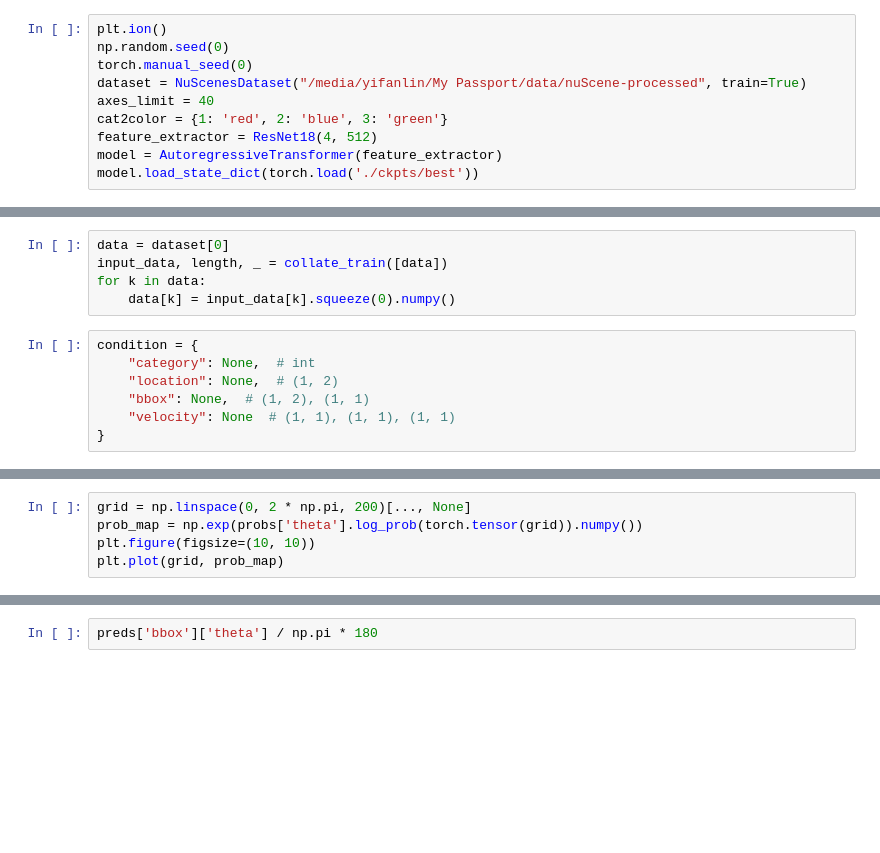
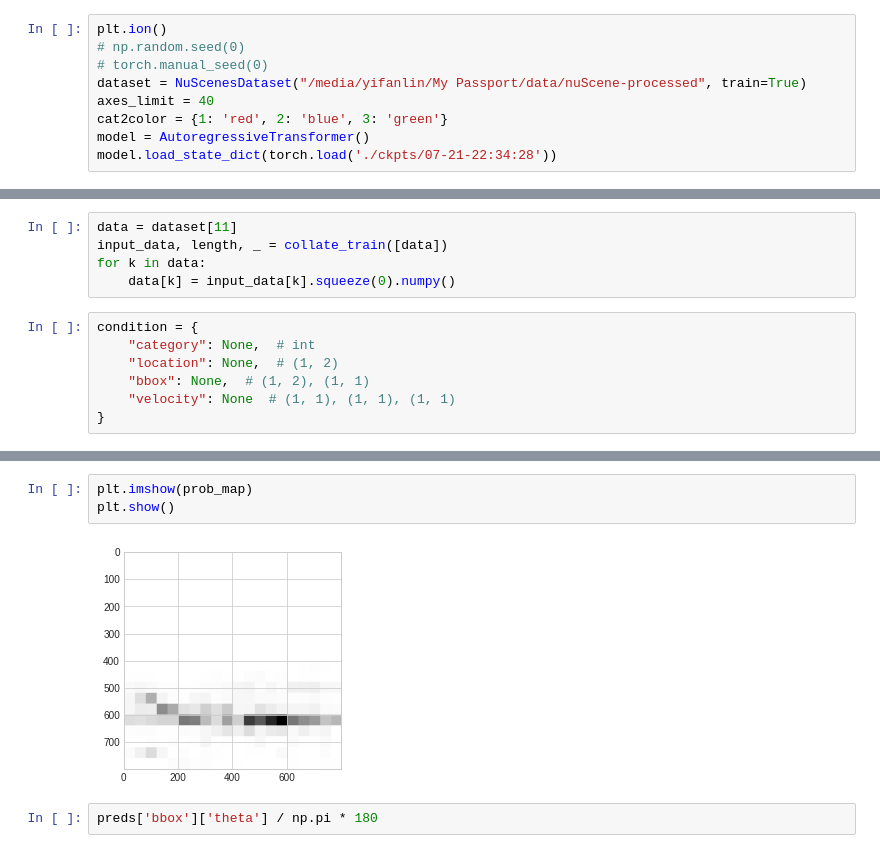
Before and after one commit to Abracadabra0/ATISS-Traffic, a Jupyter notebook: visualize.ipynb, the cells around one changed output, grey strips where cells are left out. Saved outputs shown, nothing was run; the diff lists cells and outputs as text; blank space fills up the shorter version.

```diff
--- a/visualize.ipynb
+++ b/visualize.ipynb
@@ -19,18 +19,17 @@ def to_numpy(data: dict):
             to_numpy(data[k])
 # %%
 plt.ion()
-np.random.seed(0)
-torch.manual_seed(0)
+# np.random.seed(0)
+# torch.manual_seed(0)
 dataset = NuScenesDataset("/media/yifanlin/My Passport/data/nuScene-processed", train=True)
 axes_limit = 40
 cat2color = {1: 'red', 2: 'blue', 3: 'green'}
-feature_extractor = ResNet18(4, 512)
-model = AutoregressiveTransformer(feature_extractor)
-model.load_state_dict(torch.load('./ckpts/best'))
+model = AutoregressiveTransformer()
+model.load_state_dict(torch.load('./ckpts/07-21-22:34:28'))
 # %% [output]
 <All keys matched successfully>
 # %%
-data = dataset[0]
+data = dataset[11]
 input_data, length, _ = collate_train([data])
 for k in data:
     data[k] = input_data[k].squeeze(0).numpy()
@@ -101,5 +104,0 @@ for i in range(length.item()):
-# %%
-grid = np.linspace(0, 2 * np.pi, 200)[..., None]
-prob_map = np.exp(probs['theta'].log_prob(torch.tensor(grid)).numpy())
-plt.figure(figsize=(10, 10))
-plt.plot(grid, prob_map)
@@ -109,3 +105,8 @@ plt.plot(grid, prob_map)
+# %%
+plt.imshow(prob_map)
+plt.show()
+# %% [output]
+[figure, added]
 # %%
 preds['bbox']['theta'] / np.pi * 180
 # %%
```
Also changed, not shown: parts of 2 cells of this notebook, 1 other file.
